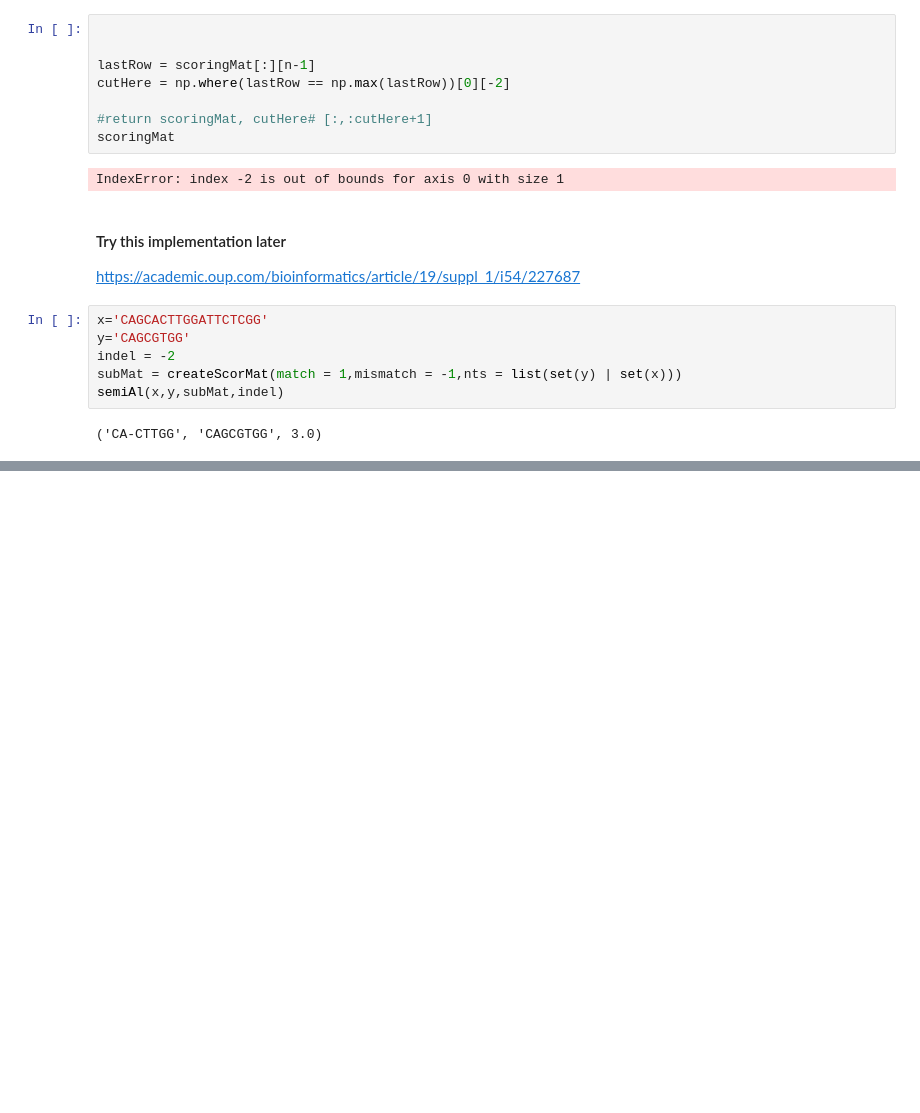
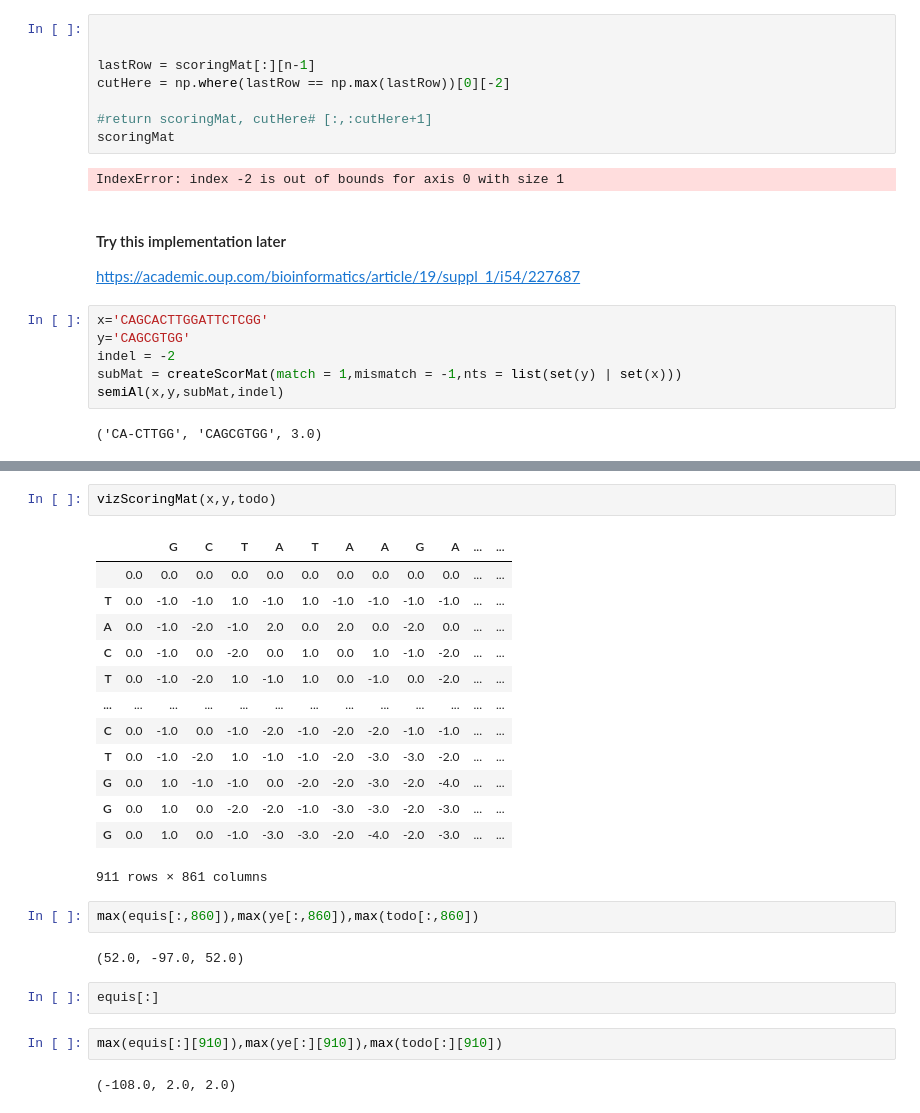
Before and after one commit to rodriguezmDNA/bioinformaticsAlgorithms, a Jupyter notebook: GlocalAlignment.ipynb, the cells around one changed output, grey strips where cells are left out. Drawn from its saved outputs; the diff is of its cells as text; blank space fills up the shorter version.

```diff
--- a/GlocalAlignment.ipynb
+++ b/GlocalAlignment.ipynb
@@ -697,0 +788,26 @@ NameError: name 'sm' is not defined
+# %%
+vizScoringMat(x,y,todo)
+# %% [output]
+|  |  | G | C | T | A | T | A | A | G | A | ... | ... |
+|  | 0.0 | 0.0 | 0.0 | 0.0 | 0.0 | 0.0 | 0.0 | 0.0 | 0.0 | 0.0 | ... | ... |
+| T | 0.0 | -1.0 | -1.0 | 1.0 | -1.0 | 1.0 | -1.0 | -1.0 | -1.0 | -1.0 | ... | ... |
+| A | 0.0 | -1.0 | -2.0 | -1.0 | 2.0 | 0.0 | 2.0 | 0.0 | -2.0 | 0.0 | ... | ... |
+| C | 0.0 | -1.0 | 0.0 | -2.0 | 0.0 | 1.0 | 0.0 | 1.0 | -1.0 | -2.0 | ... | ... |
+| T | 0.0 | -1.0 | -2.0 | 1.0 | -1.0 | 1.0 | 0.0 | -1.0 | 0.0 | -2.0 | ... | ... |
+| ... | ... | ... | ... | ... | ... | ... | ... | ... | ... | ... | ... | ... |
+| C | 0.0 | -1.0 | 0.0 | -1.0 | -2.0 | -1.0 | -2.0 | -2.0 | -1.0 | -1.0 | ... | ... |
+| T | 0.0 | -1.0 | -2.0 | 1.0 | -1.0 | -1.0 | -2.0 | -3.0 | -3.0 | -2.0 | ... | ... |
+| G | 0.0 | 1.0 | -1.0 | -1.0 | 0.0 | -2.0 | -2.0 | -3.0 | -2.0 | -4.0 | ... | ... |
+| G | 0.0 | 1.0 | 0.0 | -2.0 | -2.0 | -1.0 | -3.0 | -3.0 | -2.0 | -3.0 | ... | ... |
+| G | 0.0 | 1.0 | 0.0 | -1.0 | -3.0 | -3.0 | -2.0 | -4.0 | -2.0 | -3.0 | ... | ... |
+911 rows × 861 columns
+# %%
+max(equis[:,860]),max(ye[:,860]),max(todo[:,860])
+# %% [output]
+(52.0, -97.0, 52.0)
+# %%
+equis[:]
+# %%
+max(equis[:][910]),max(ye[:][910]),max(todo[:][910])
+# %% [output]
+(-108.0, 2.0, 2.0)
```
Also changed, not shown: parts of 20 cells of this notebook.
